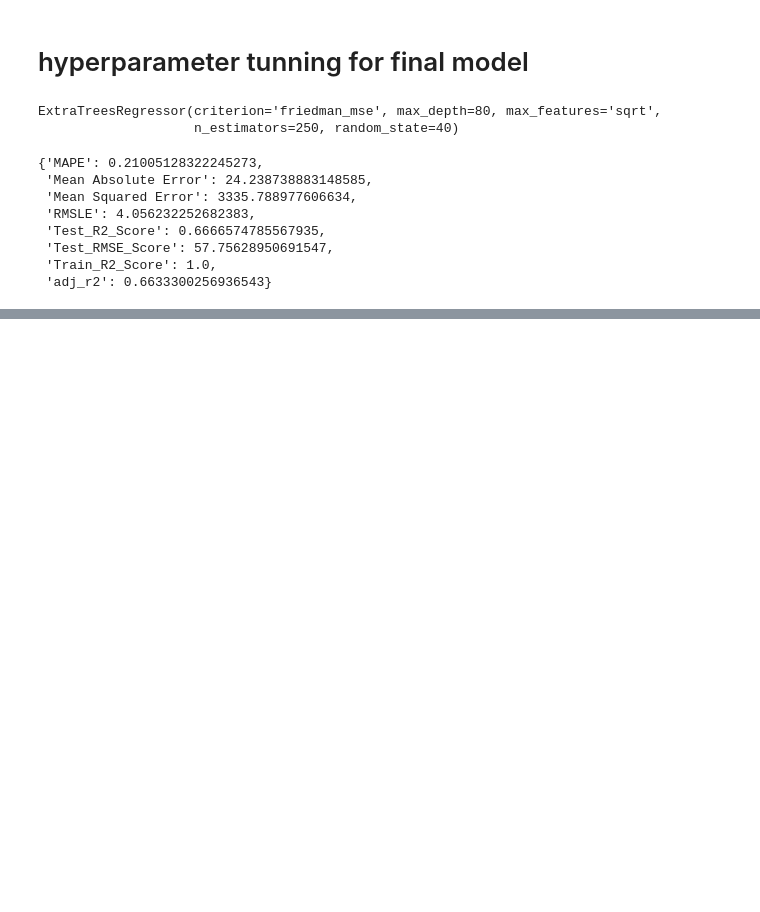
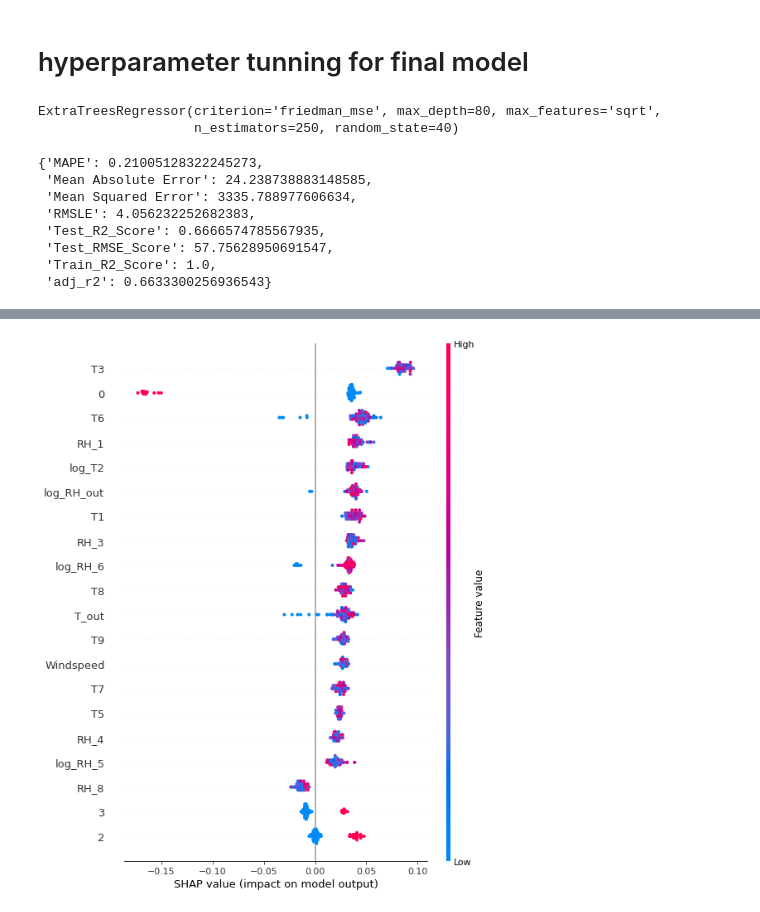
Before and after one commit to itishajain15/AppliancesEnergyPrediction, a Jupyter notebook: Appliances_energy_prediction.ipynb, the cells around one changed output, grey strips where cells are left out. Cells and saved outputs as stored; diff of their text form; code cells hidden in the pictures; blank space fills up the shorter version.

```diff
--- a/Appliances_energy_prediction.ipynb
+++ b/Appliances_energy_prediction.ipynb
@@ -830,0 +890,4 @@ reg_model_data
+# %%
+shap.summary_plot(shap_values,X_train[0:100], feature_names=X.columns)
+# %% [output]
+[figure, added]
```
Also changed, not shown: parts of 11 cells of this notebook.
